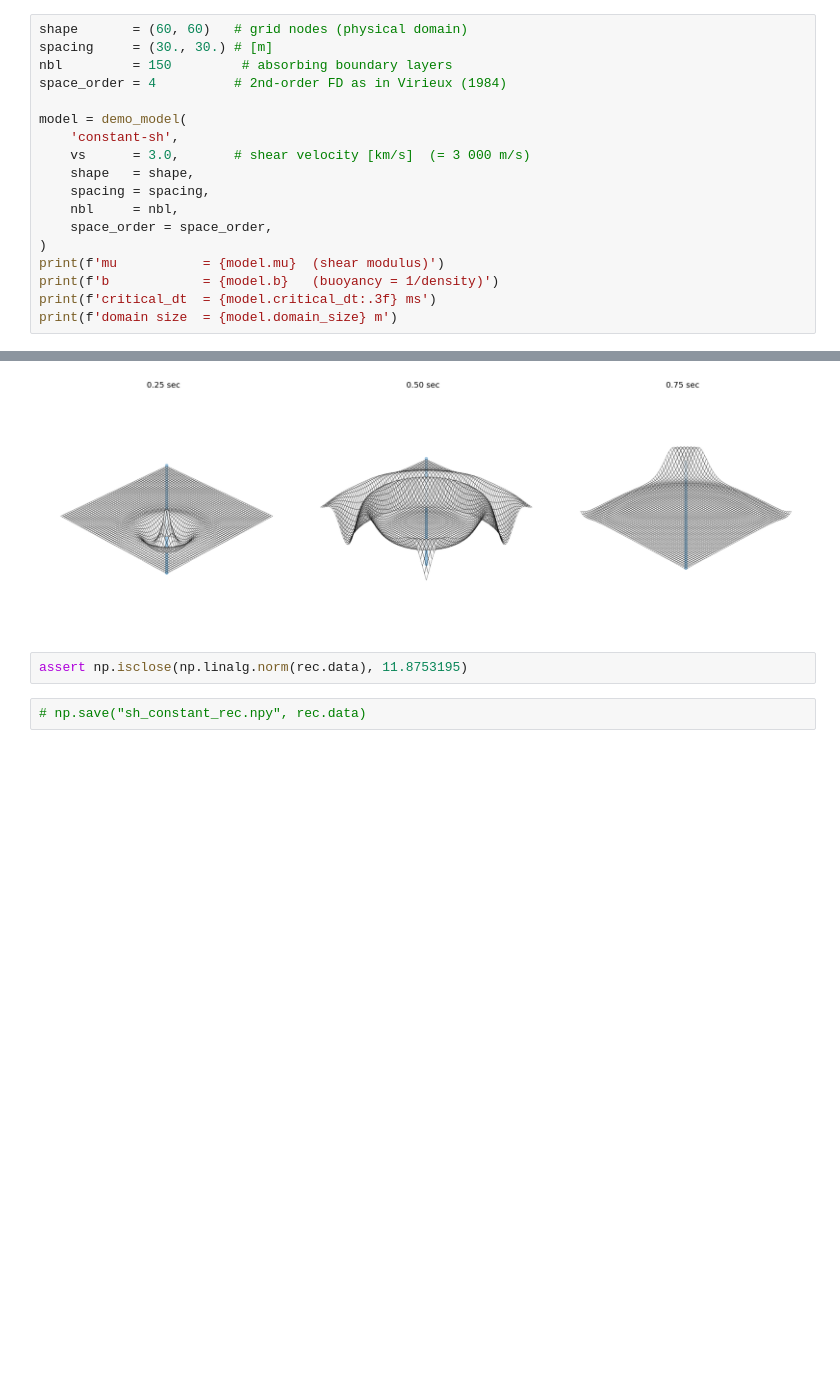
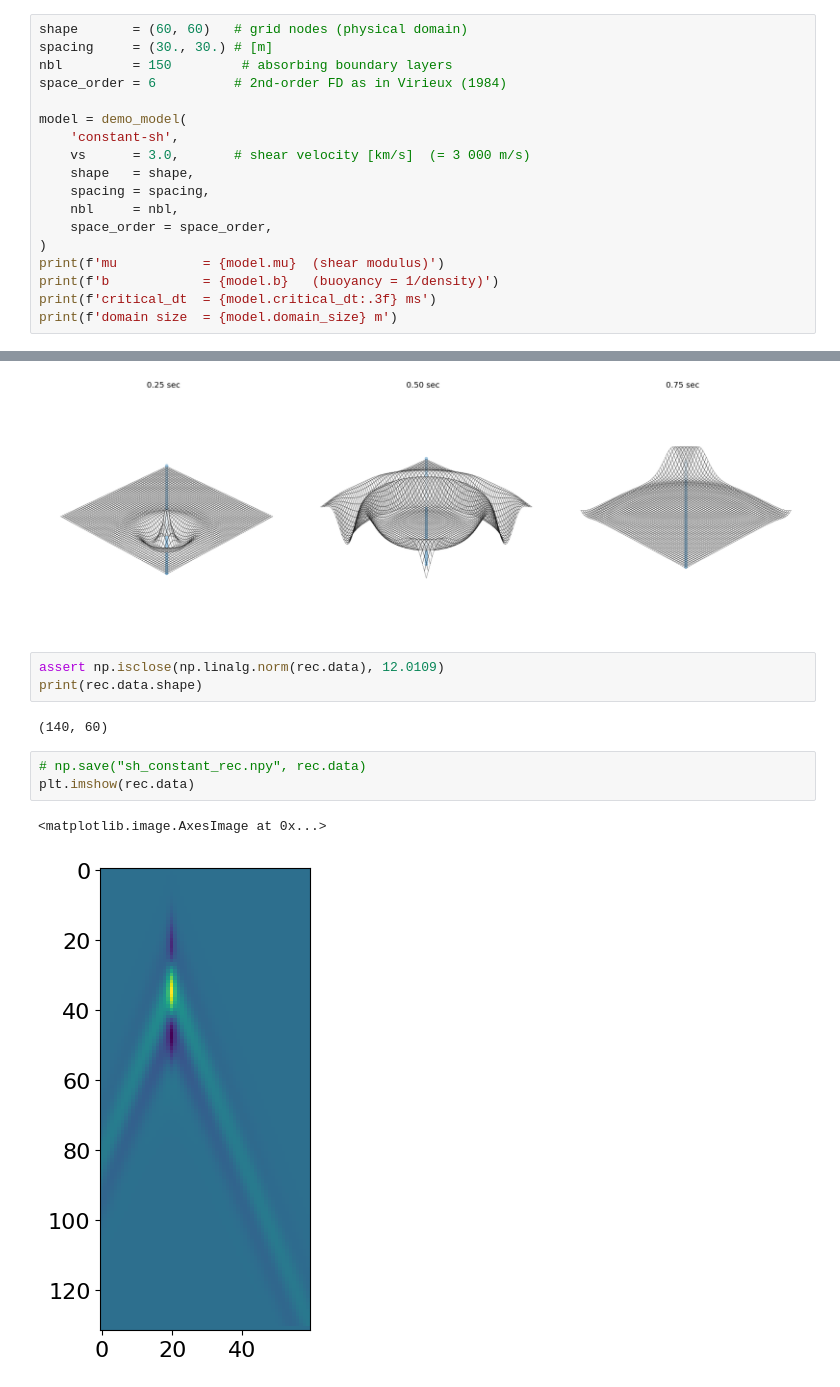
Before and after one commit to AndreyVyaznikovtsev/devito, a Jupyter notebook: examples/seismic/tutorials/18_sh_constant.ipynb, the cells around one changed output, grey strips where cells are left out. Saved outputs shown, nothing was run; the diff lists cells and outputs as text; blank space fills up the shorter version.

```diff
--- a/examples/seismic/tutorials/18_sh_constant.ipynb
+++ b/examples/seismic/tutorials/18_sh_constant.ipynb
@@ -28,7 +28,7 @@ from examples.seismic.sh.operators import ForwardOperator
 shape       = (60, 60)   # grid nodes (physical domain)
 spacing     = (30., 30.) # [m]
 nbl         = 150         # absorbing boundary layers
-space_order = 4          # 2nd-order FD as in Virieux (1984)
+space_order = 6          # 2nd-order FD as in Virieux (1984)
 
 model = demo_model(
     'constant-sh',
@@ -156,6 +156,13 @@ plt.show()
 # %% [output]
 [figure]
 # %%
-assert np.isclose(np.linalg.norm(rec.data), 11.8753195)
+assert np.isclose(np.linalg.norm(rec.data), 12.0109)
+print(rec.data.shape)
+# %% [output]
+(140, 60)
 # %%
 # np.save("sh_constant_rec.npy", rec.data)
+plt.imshow(rec.data)
+# %% [output]
+<matplotlib.image.AxesImage at 0x...>
+[figure, added]
```
Also changed, not shown: parts of 4 cells of this notebook, 3 other files.
